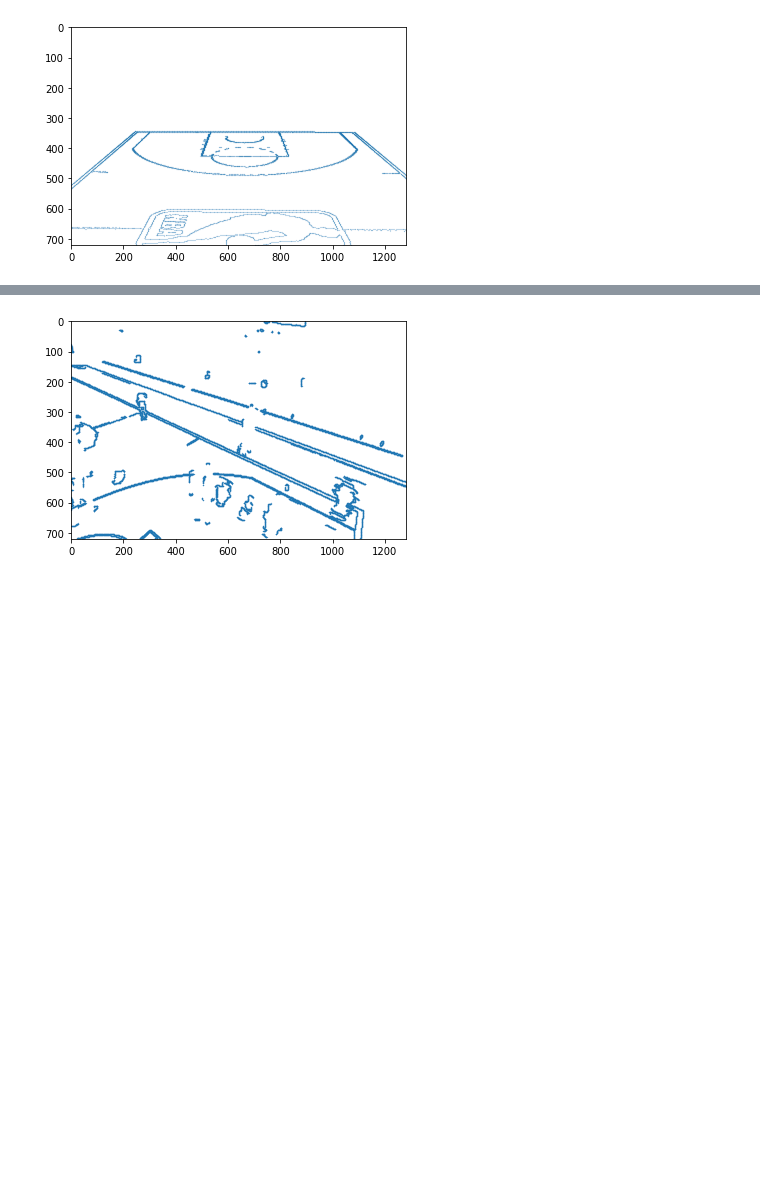
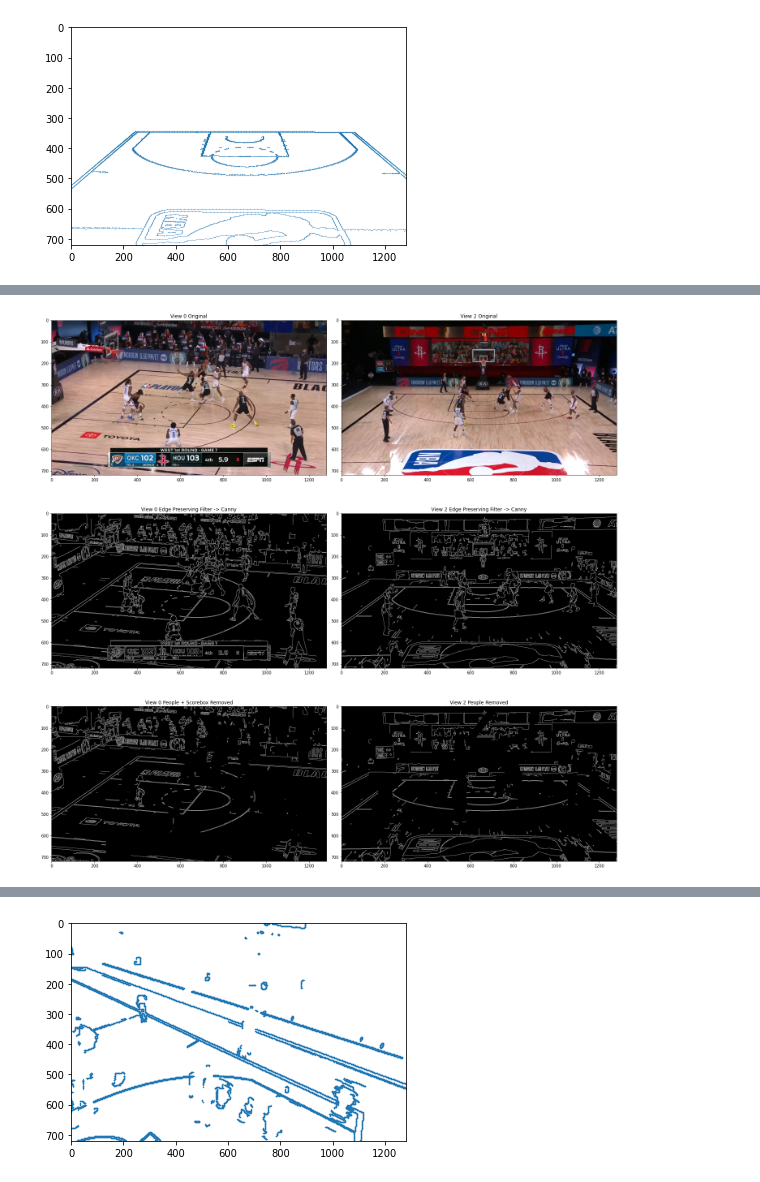
Before and after one commit to akarshkumar0101/nba-3d-ee-371q, a Jupyter notebook: cam_pose.ipynb, the cells around one changed output, grey strips where cells are left out. Cells and saved outputs as stored; diff of their text form; code cells hidden in the pictures; blank space fills up the shorter version.

```diff
--- a/cam_pose.ipynb
+++ b/cam_pose.ipynb
@@ -154,0 +169,34 @@ dofs_cam.shape
+# %%
+img1 = loader.load_data_imgs(VID_ROOT, [0], [0])[0,0]
+img2 = loader.load_data_imgs(VID_ROOT, [2], [0])[0,0]
+img1p = img_proc.process_img_canny(img1)
+img2p = img_proc.process_img_canny(img2)
+img1pe = img_proc.erase_players(img1p, kp[0][0])
+img1pe = img_proc.erase_scorebox(img1pe, score_box)
+img2pe = img_proc.erase_players(img2p, kp[2][0])
+plt.figure(figsize=(20,20))
+plt.subplot(321)
+plt.imshow(img1)
+plt.title('View 0 Original')
+plt.subplot(323)
+plt.imshow(img1p, cmap='gray')
+plt.title('View 0 Edge Preserving Filter -> Canny')
+plt.subplot(325)
+plt.imshow(img1pe, cmap='gray')
+plt.title('View 0 People + Scorebox Removed')
+
+plt.subplot(322)
+plt.imshow(img2)
+plt.title('View 2 Original')
+plt.subplot(324)
+plt.imshow(img2p, cmap='gray')
+plt.title('View 2 Edge Preserving Filter -> Canny')
+plt.subplot(326)
+plt.imshow(img2pe, cmap='gray')
+plt.title('View 2 People Removed')
+
+plt.tight_layout()
+plt.savefig(VID_ROOT+'/report/proc_pipeline.png')
+plt.show()
+# %% [output]
+[figure, added]
```
Also changed, not shown: parts of 12 cells of this notebook, 6 other files.
